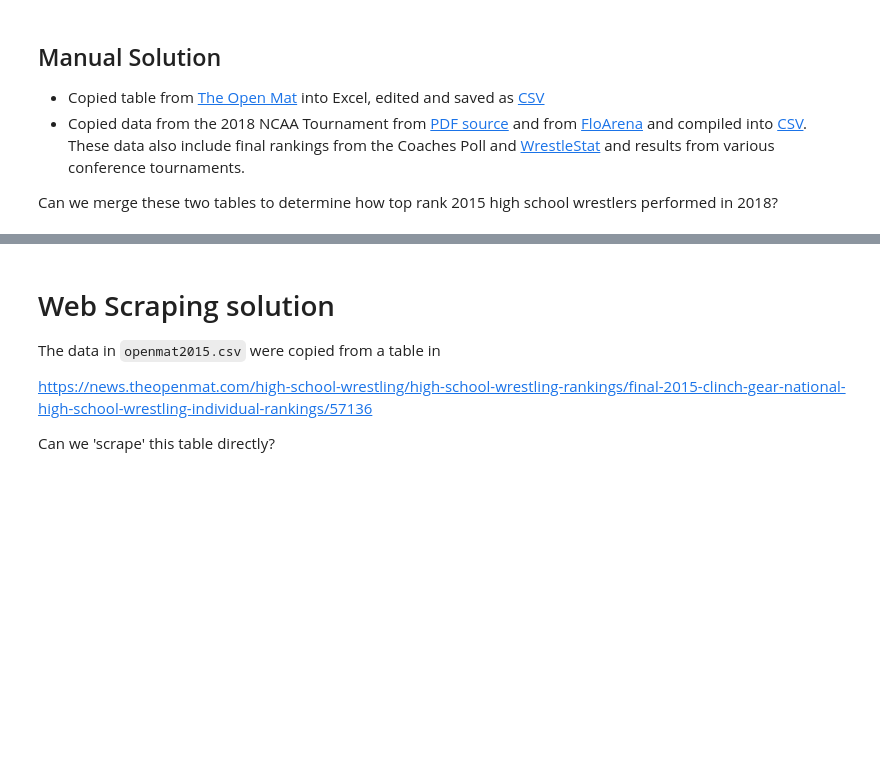
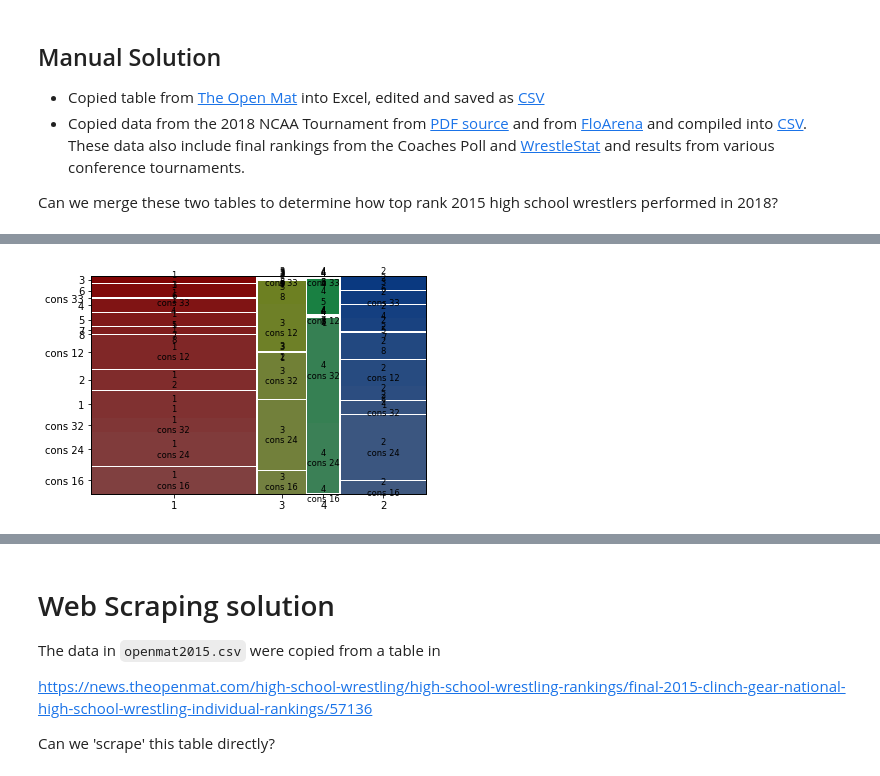
Before and after one commit to PeterClaussenSDSU/RatingTheRankings, a Jupyter notebook: 2.Structured.ipynb, the cells around one changed output, grey strips where cells are left out. Drawn from its saved outputs; the diff is of its cells as text; code cells hidden in the pictures; blank space fills up the shorter version.

```diff
--- a/2.Structured.ipynb
+++ b/2.Structured.ipynb
@@ -22,0 +32,2 @@ Can we merge these two tables to determine how top rank 2015 high school wrestle
+# %%
+ncaa18_dat = ncaa18_dat[ncaa18_dat.Finish != 'NQ']
@@ -22,0 +36,6 @@ Can we merge these two tables to determine how top rank 2015 high school wrestle
+# %%
+names = hs2015_dat['Name'].apply(lambda x: x.split(' '))
+names_dat = pandas.DataFrame(list(zip(*names)))
+names_dat = names_dat.T
+names_dat.rename(columns = {0:'First', 1:'Last'}, inplace = True)
+hs2015_dat = pandas.concat([hs2015_dat, names_dat], axis=1)
@@ -22,0 +44,4 @@ Can we merge these two tables to determine how top rank 2015 high school wrestle
+# %%
+import math
+max_rank = max(hs2015_dat.Rank)
+hs2015_dat['Quartile'] = hs2015_dat['Rank'].apply(lambda x: math.ceil(4*x/max_rank))
@@ -22,0 +69,3 @@ Can we merge these two tables to determine how top rank 2015 high school wrestle
+# %%
+merged_dat = pandas.merge(hs2015_dat, ncaa18_dat, on=['First', 'Last'],how='inner')
+pandas.crosstab(merged_dat.Quartile,merged_dat.Finish)
@@ -22,0 +79,5 @@ Can we merge these two tables to determine how top rank 2015 high school wrestle
+# %%
+from statsmodels.graphics.mosaicplot import mosaic
+plt = mosaic(merged_dat, ['Quartile', 'Finish'])
+# %% [output]
+[figure, added]
```
Also changed, not shown: parts of 11 cells of this notebook.
